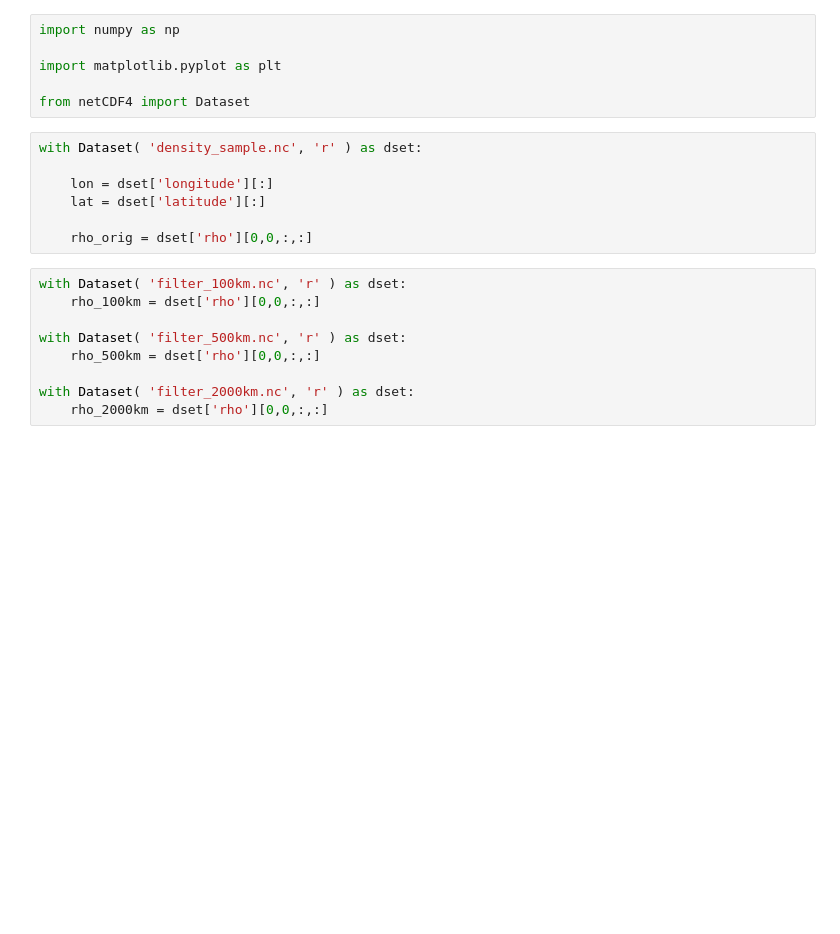
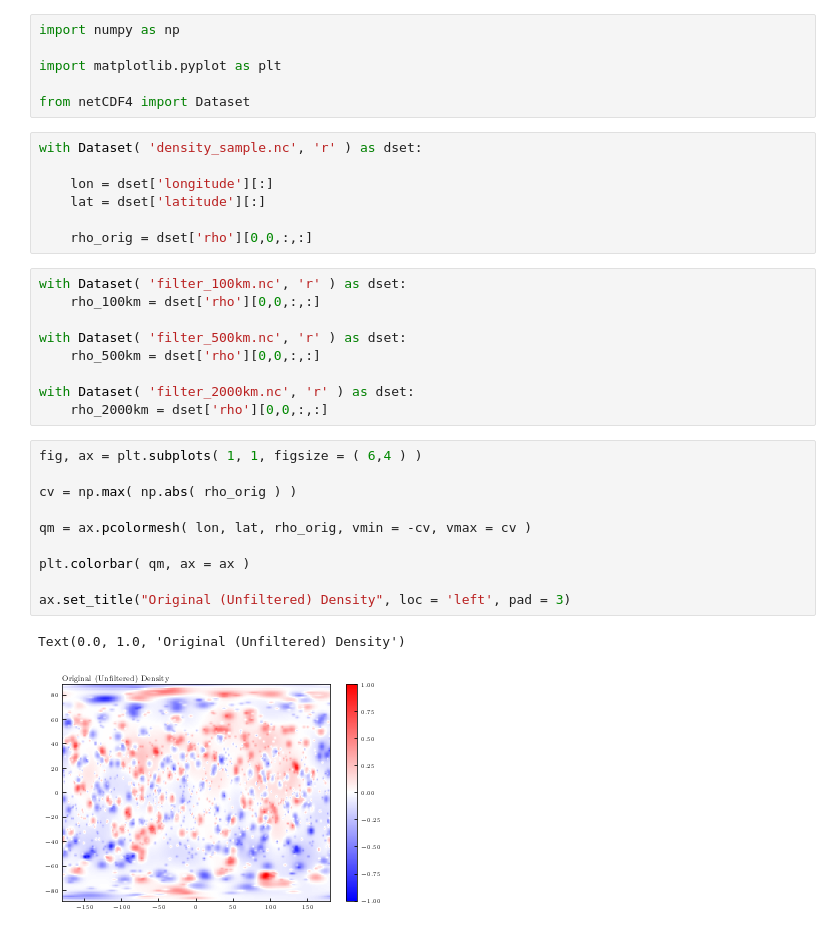
Before and after one commit to husseinaluie/FlowSieve, a Jupyter notebook: Tutorial/Scalars/Scalar Tutorial.ipynb, the cells around one changed output. Cells and saved outputs as stored; diff of their text form; blank space fills up the shorter version.

```diff
--- a/Tutorial/Scalars/Scalar Tutorial.ipynb
+++ b/Tutorial/Scalars/Scalar Tutorial.ipynb
@@ -20,6 +20,19 @@ with Dataset( 'filter_500km.nc', 'r' ) as dset:
 
 with Dataset( 'filter_2000km.nc', 'r' ) as dset:
     rho_2000km = dset['rho'][0,0,:,:]
+# %%
+fig, ax = plt.subplots( 1, 1, figsize = ( 6,4 ) )
+
+cv = np.max( np.abs( rho_orig ) )
+
+qm = ax.pcolormesh( lon, lat, rho_orig, vmin = -cv, vmax = cv )
+
+plt.colorbar( qm, ax = ax )
+
+ax.set_title("Original (Unfiltered) Density", loc = 'left', pad = 3)
+# %% [output]
+Text(0.0, 1.0, 'Original (Unfiltered) Density')
+[figure, added]
 # %%
 fig, axes = plt.subplots( 2, 3, sharex = True, sharey = True, figsize = (14, 8) )
 
```
Also changed, not shown: parts of 1 cell of this notebook.
